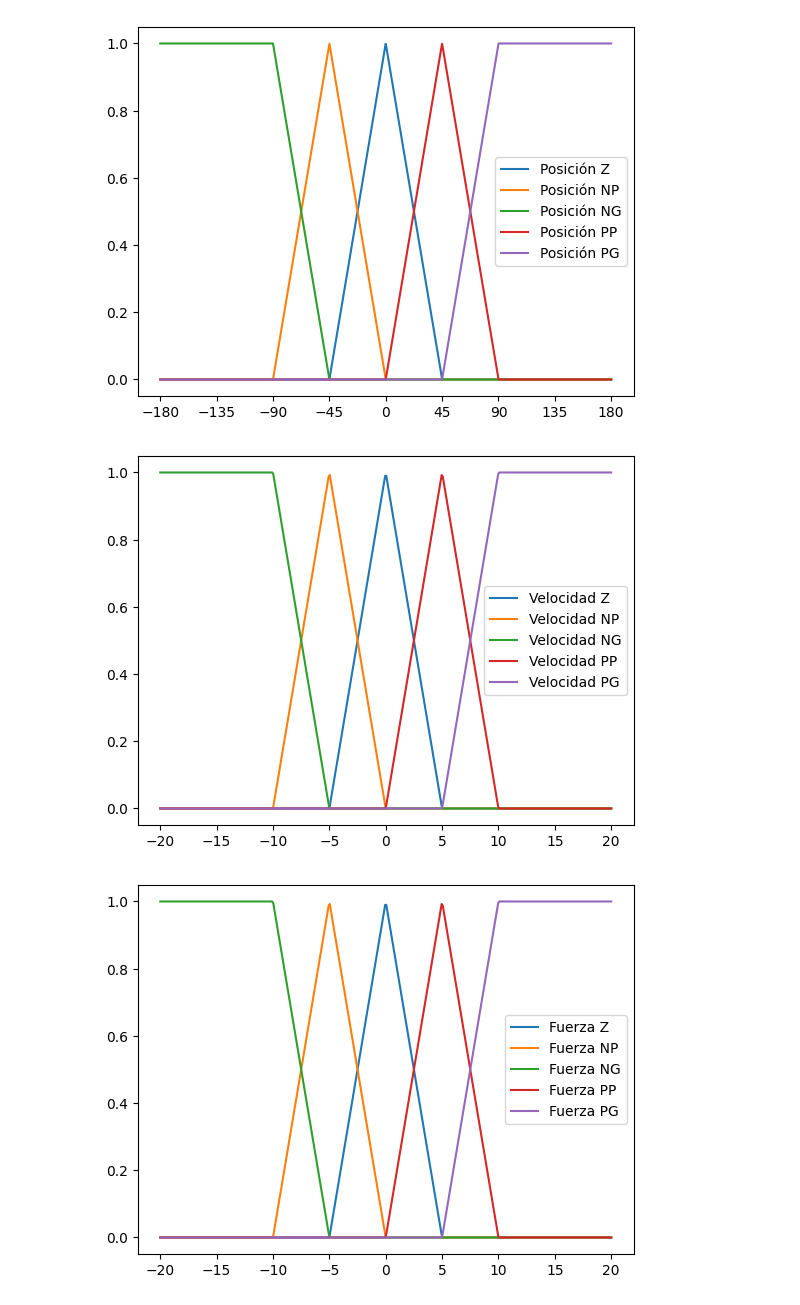
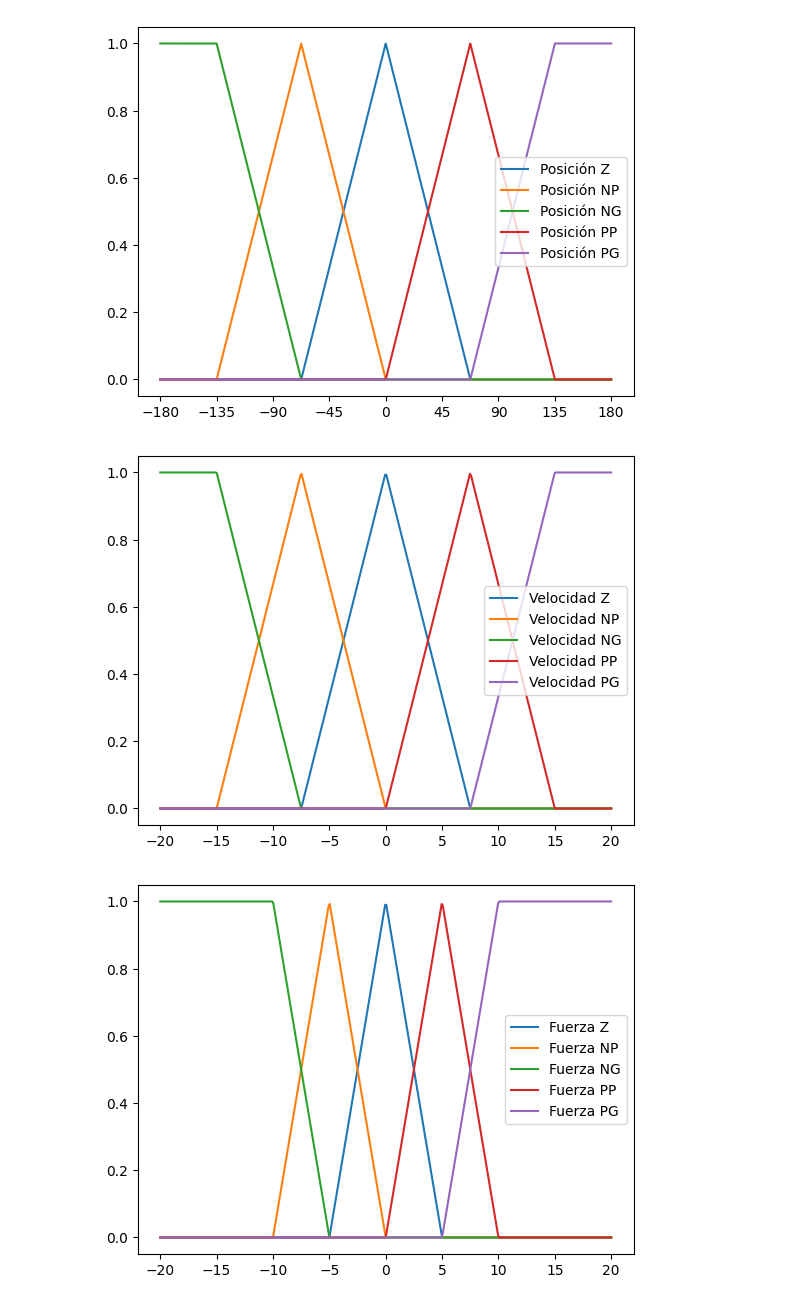
Before and after one commit to BPera1111/IA_II_Grupo_4, a Jupyter notebook: TP2/oo/alpy.ipynb, the cells around one changed output. Cells and saved outputs as stored; diff of their text form; code cells hidden in the pictures.

```diff
--- a/TP2/oo/alpy.ipynb
+++ b/TP2/oo/alpy.ipynb
@@ -123,29 +123,29 @@ dominio_pos = np.linspace(-180, 180, 3600)
 dominio_vel = np.linspace(-20,20,400)
 dominio_fuerza = np.linspace(-20,20,400)
 # %%
-pos_z = vec_medio(-45, 45, dominio_pos)
-pos_np = vec_medio(-90, 0, dominio_pos)
-pos_ng = vec_extremo(-90, -45, dominio_pos,'izq')
-pos_pp = vec_medio(0, 90, dominio_pos)
-pos_pg = vec_extremo(45, 90, dominio_pos,'der')
+pos_z = vec_medio(-67.5, 67.5, dominio_pos)
+pos_np = vec_medio(-135, 0, dominio_pos)
+pos_ng = vec_extremo(-135, -67.5, dominio_pos,'izq')
+pos_pp = vec_medio(0, 135, dominio_pos)
+pos_pg = vec_extremo(67.5, 135, dominio_pos,'der')
 #plot de todos los conjuntos difusos con distintos colores
 plt.plot(dominio_pos,pos_z, label='Posición Z')
 plt.plot(dominio_pos,pos_np, label='Posición NP')
 plt.plot(dominio_pos,pos_ng, label='Posición NG')
 plt.plot(dominio_pos,pos_pp, label='Posición PP')
 plt.plot(dominio_pos,pos_pg, label='Posición PG')
 plt.legend(loc='best')
 plt.xticks([-180, -135, -90, -45, 0, 45, 90, 135, 180])
 
 plt.show()
 # %% [output]
-[figure, old version]
+[figure, new version]
 # %%
-vel_z = vec_medio(-5, 5, dominio_vel)
-vel_np = vec_medio(-10, 0, dominio_vel)
-vel_ng = vec_extremo(-10, -5, dominio_vel,'izq')
-vel_pp = vec_medio(0, 10, dominio_vel)
-vel_pg = vec_extremo(5, 10, dominio_vel,'der')
+vel_z = vec_medio(-7.5, 7.5, dominio_vel)
+vel_np = vec_medio(-15, 0, dominio_vel)
+vel_ng = vec_extremo(-15, -7.5, dominio_vel,'izq')
+vel_pp = vec_medio(0, 15, dominio_vel)
+vel_pg = vec_extremo(7.5, 15, dominio_vel,'der')
 #plot de todos los conjuntos difusos con distintos colores
 plt.plot(dominio_vel,vel_z, label='Velocidad Z')
 plt.plot(dominio_vel,vel_np, label='Velocidad NP')
@@ -155,7 +155,7 @@ plt.plot(dominio_vel,vel_pg, label='Velocidad PG')
 plt.legend(loc='best')
 plt.show()
 # %% [output]
-[figure, old version]
+[figure, new version]
 # %%
 fuerza_z = vec_medio(-5, 5, dominio_fuerza)
 fuerza_np = vec_medio(-10, 0, dominio_fuerza)
```
Also changed, not shown: parts of 3 cells of this notebook, 6 other files.
